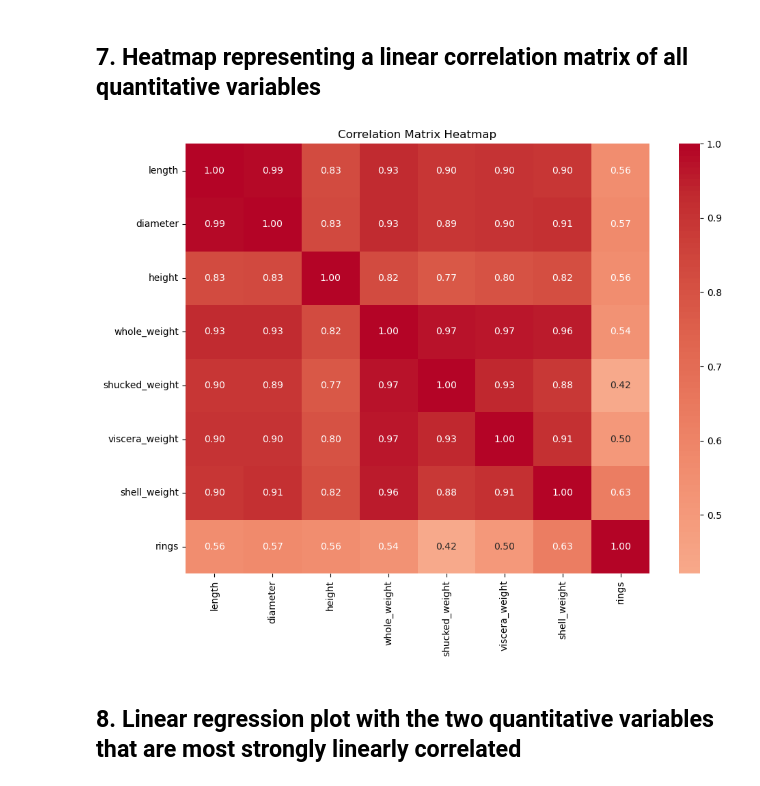
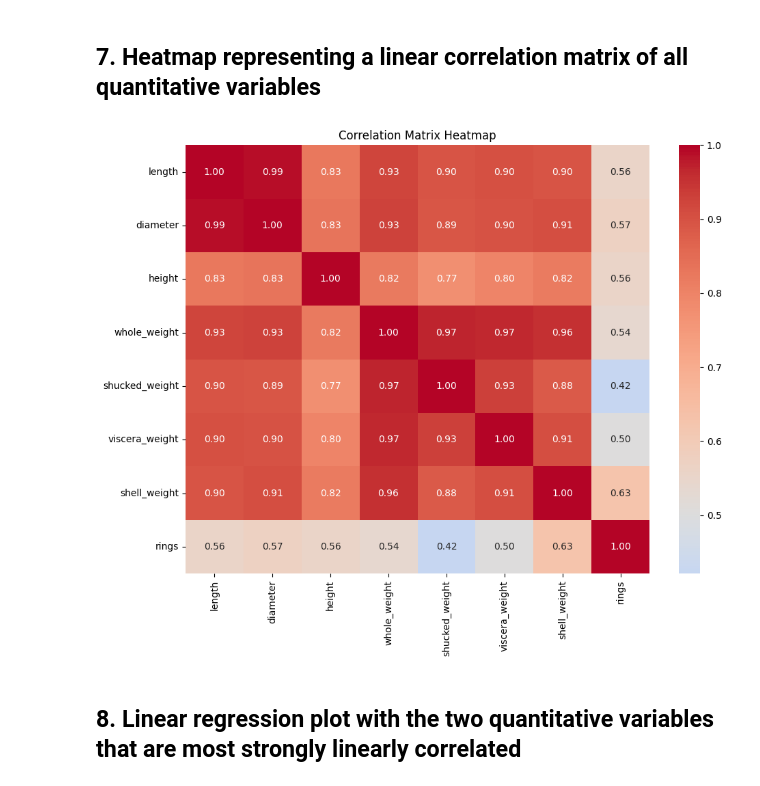
Before and after one commit to igoro00/pipython, a Jupyter notebook: Untitled-1.ipynb, the cells around one changed output. Saved outputs shown, nothing was run; the diff lists cells and outputs as text; code cells hidden in the pictures.

```diff
--- a/Untitled-1.ipynb
+++ b/Untitled-1.ipynb
@@ -134,15 +134,15 @@ corr
 # %%
 plt.figure(figsize=(10, 8))
 sns.heatmap(corr,
             annot=True,
             cmap='coolwarm',
-            center=0,
+            center=0.5,
             fmt='.2f')
 plt.title('Correlation Matrix Heatmap')
 plt.tight_layout()
 plt.show()
 # %% [output]
-[figure, old version]
+[figure, new version]
 # %% [markdown]
 ## 8. Linear regression plot with the two quantitative variables that are most strongly linearly correlated
 # %%
```
Also changed, not shown: parts of 2 cells of this notebook.
